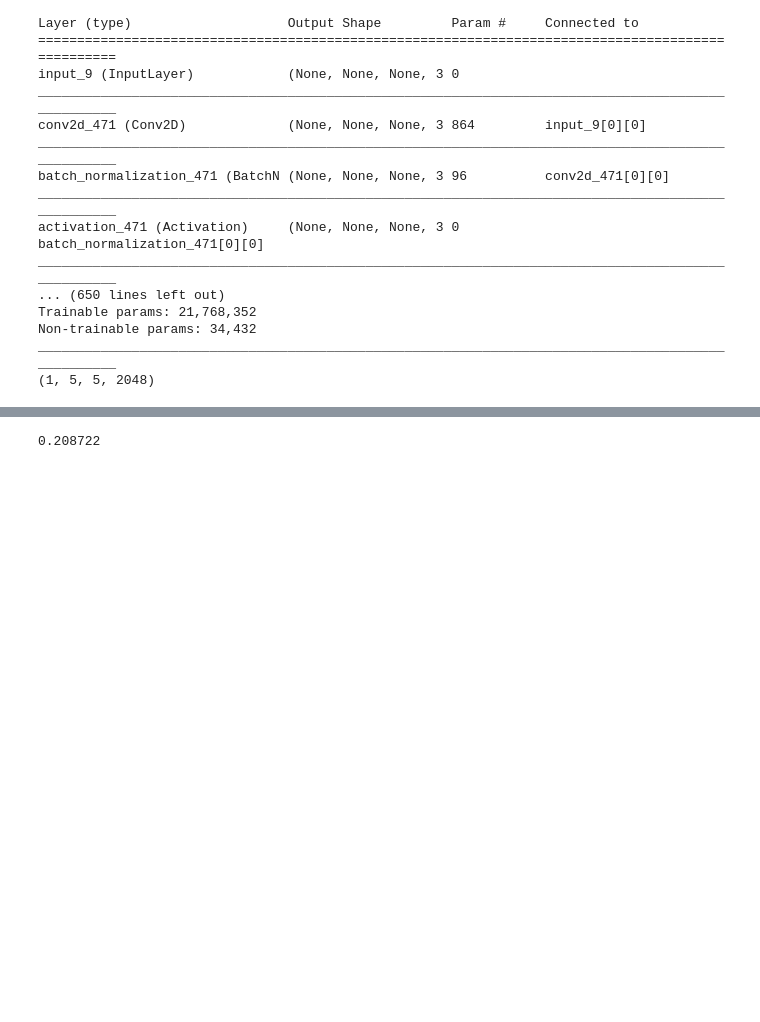
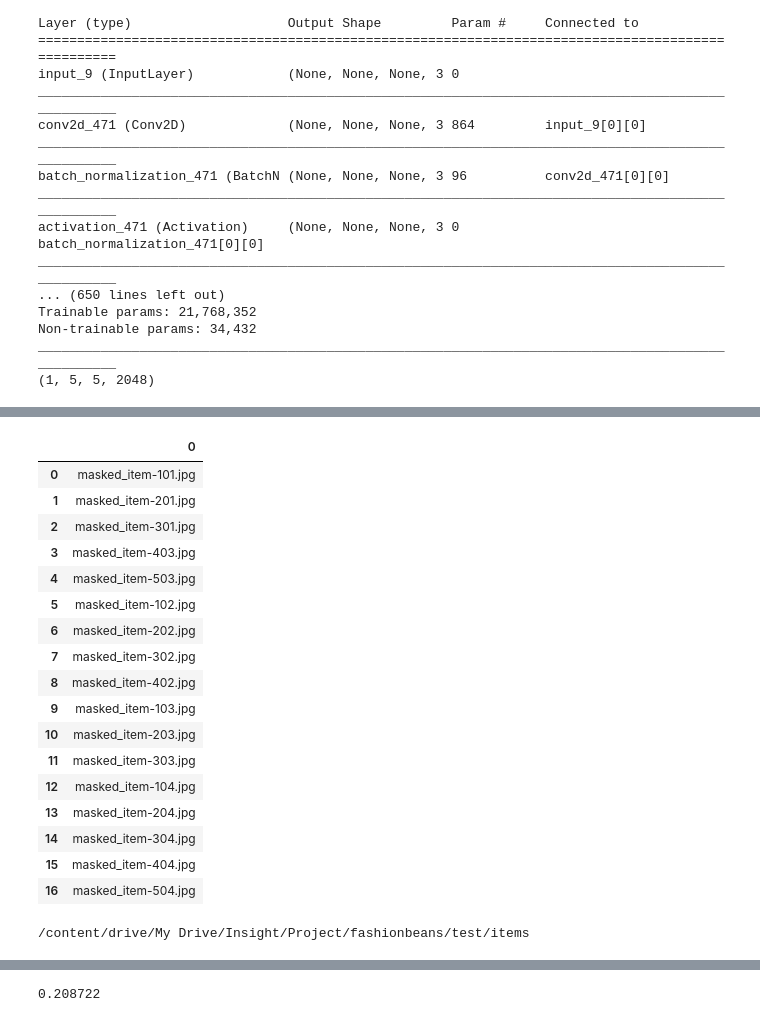
Before and after one commit to jimmyjoy43/Insight_project, a Jupyter notebook: feature_extractor_colabwithlocal.ipynb, the cells around one changed output, grey strips where cells are left out. Cells and saved outputs as stored; diff of their text form; code cells hidden in the pictures; blank space fills up the shorter version.

```diff
--- a/feature_extractor_colabwithlocal.ipynb
+++ b/feature_extractor_colabwithlocal.ipynb
@@ -201,0 +269,25 @@ ________________________________________________________________________________
+# %%
+### test pics names
+test_pic_names= []
+
+
+%cd
+directory = '/content/drive/My Drive/Insight/Project/fashionbeans/test/items/'
+counter=0
+
+
+onlyfiles = len(next(os.walk(directory))[2])
+
+for filename in os.listdir(directory):
+
+
+
+
+
+  print(filename)
+
+  test_pic_names.append(filename)
+
+  counter+=1
+
+  print(str(counter)+'of'+str(onlyfiles))
@@ -202 +312,31 @@ ________________________________________________________________________________
+# %%
+test_pic_names=pd.DataFrame(test_pic_names)
+
+test_pic_names.drop([17], inplace = True)
+
+test_pic_names
+# %% [output]
+|  | 0 |
+| 0 | masked_item-101.jpg |
+| 1 | masked_item-201.jpg |
+| 2 | masked_item-301.jpg |
+| 3 | masked_item-403.jpg |
+| 4 | masked_item-503.jpg |
+| 5 | masked_item-102.jpg |
+| 6 | masked_item-202.jpg |
+| 7 | masked_item-302.jpg |
+| 8 | masked_item-402.jpg |
+| 9 | masked_item-103.jpg |
+| 10 | masked_item-203.jpg |
+| 11 | masked_item-303.jpg |
+| 12 | masked_item-104.jpg |
+| 13 | masked_item-204.jpg |
+| 14 | masked_item-304.jpg |
+| 15 | masked_item-404.jpg |
+| 16 | masked_item-504.jpg |
+# %%
+%cd /content/drive/My Drive/Insight/Project/fashionbeans/test/items/
+test_pic_names.to_csv('test_pic_names.csv')
+# %% [output]
+/content/drive/My Drive/Insight/Project/fashionbeans/test/items
 # %%
```
Also changed, not shown: parts of 24 cells of this notebook.
